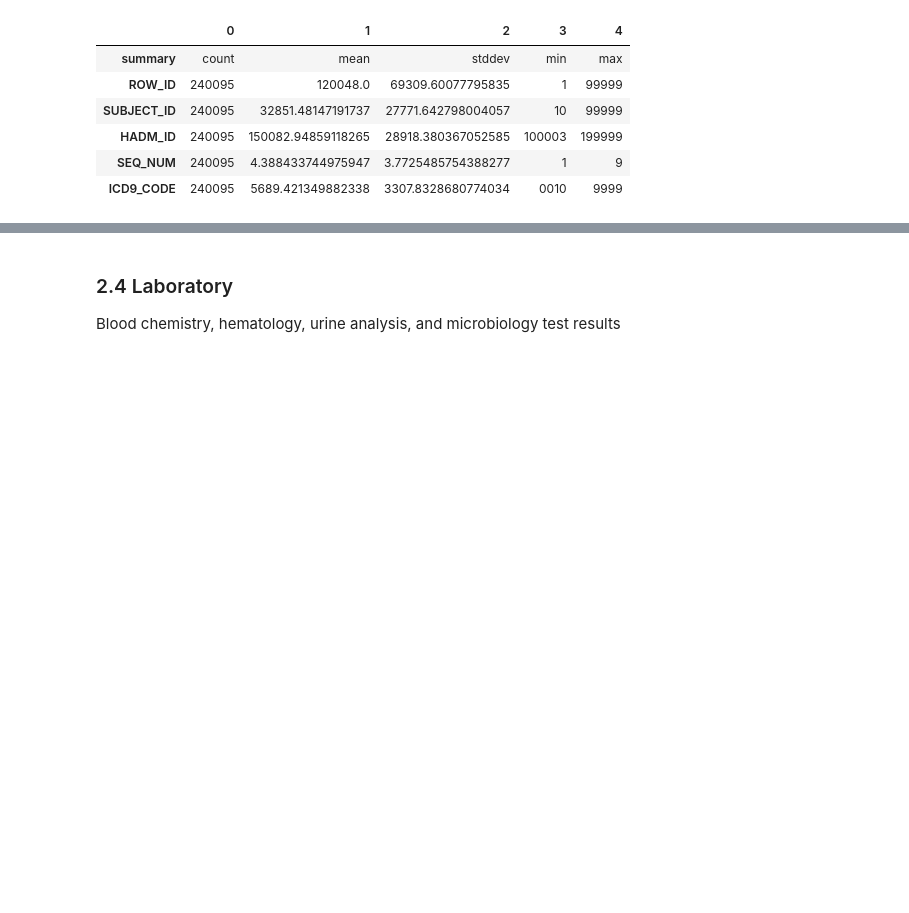
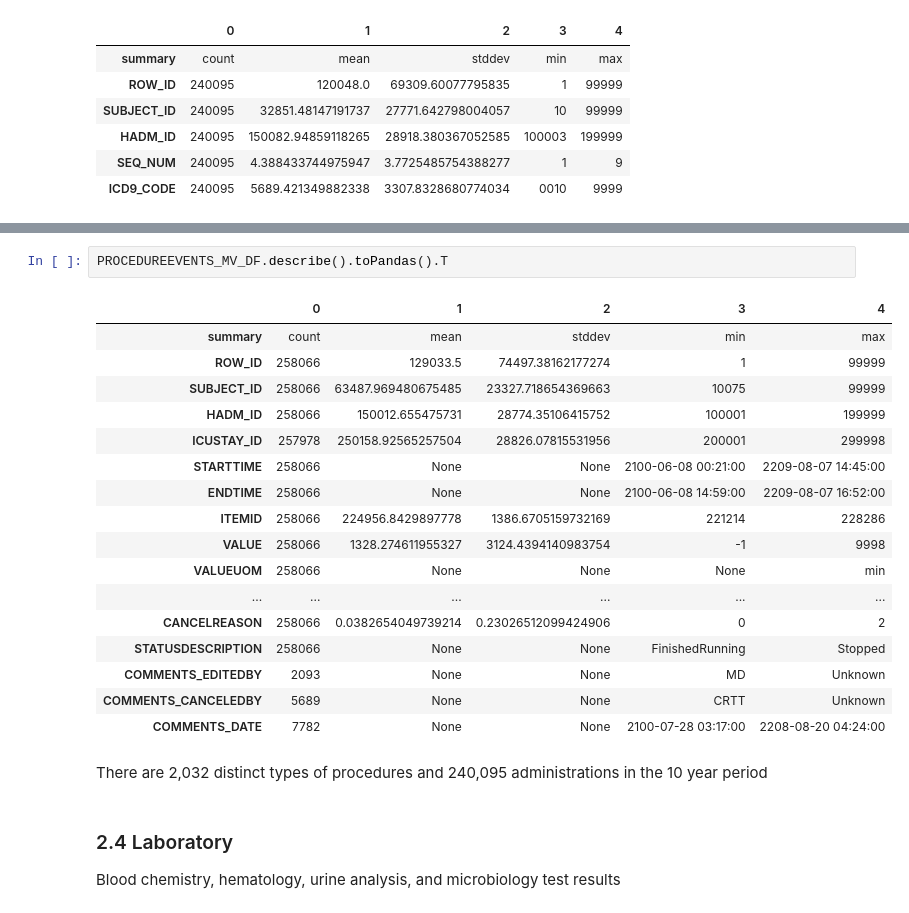
Before and after one commit to gauravkdesai/MIDS-W210-Medical_Insurance_Payment_Assistant, a Jupyter notebook: 01_MIMIC_EDA.ipynb, the cells around one changed output, grey strips where cells are left out. Saved outputs shown, nothing was run; the diff lists cells and outputs as text; blank space fills up the shorter version.

```diff
--- a/01_MIMIC_EDA.ipynb
+++ b/01_MIMIC_EDA.ipynb
@@ -315,3 +459,25 @@ PROCEDURES_ICD_DF.describe().toPandas().T
+# %%
+PROCEDUREEVENTS_MV_DF.describe().toPandas().T
+# %% [output]
+|  | 0 | 1 | 2 | 3 | 4 |
+| summary | count | mean | stddev | min | max |
+| ROW_ID | 258066 | 129033.5 | 74497.38162177274 | 1 | 99999 |
+| SUBJECT_ID | 258066 | 63487.969480675485 | 23327.718654369663 | 10075 | 99999 |
+| HADM_ID | 258066 | 150012.655475731 | 28774.35106415752 | 100001 | 199999 |
+| ICUSTAY_ID | 257978 | 250158.92565257504 | 28826.07815531956 | 200001 | 299998 |
+| STARTTIME | 258066 | None | None | 2100-06-08 00:21:00 | 2209-08-07 14:45:00 |
+| ENDTIME | 258066 | None | None | 2100-06-08 14:59:00 | 2209-08-07 16:52:00 |
+| ITEMID | 258066 | 224956.8429897778 | 1386.6705159732169 | 221214 | 228286 |
+| VALUE | 258066 | 1328.274611955327 | 3124.4394140983754 | -1 | 9998 |
+| VALUEUOM | 258066 | None | None | None | min |
+| ... | ... | ... | ... | ... | ... |
+| CANCELREASON | 258066 | 0.0382654049739214 | 0.23026512099424906 | 0 | 2 |
+| STATUSDESCRIPTION | 258066 | None | None | FinishedRunning | Stopped |
+| COMMENTS_EDITEDBY | 2093 | None | None | MD | Unknown |
+| COMMENTS_CANCELEDBY | 5689 | None | None | CRTT | Unknown |
+| COMMENTS_DATE | 7782 | None | None | 2100-07-28 03:17:00 | 2208-08-20 04:24:00 |
+# %% [markdown]
+There are 2,032 distinct types of procedures and 240,095 administrations in the 10 year period
 # %% [markdown]
 ### 2.4 Laboratory
 Blood chemistry, hematology, urine analysis, and microbiology test results
```
Also changed, not shown: parts of 18 cells of this notebook.
